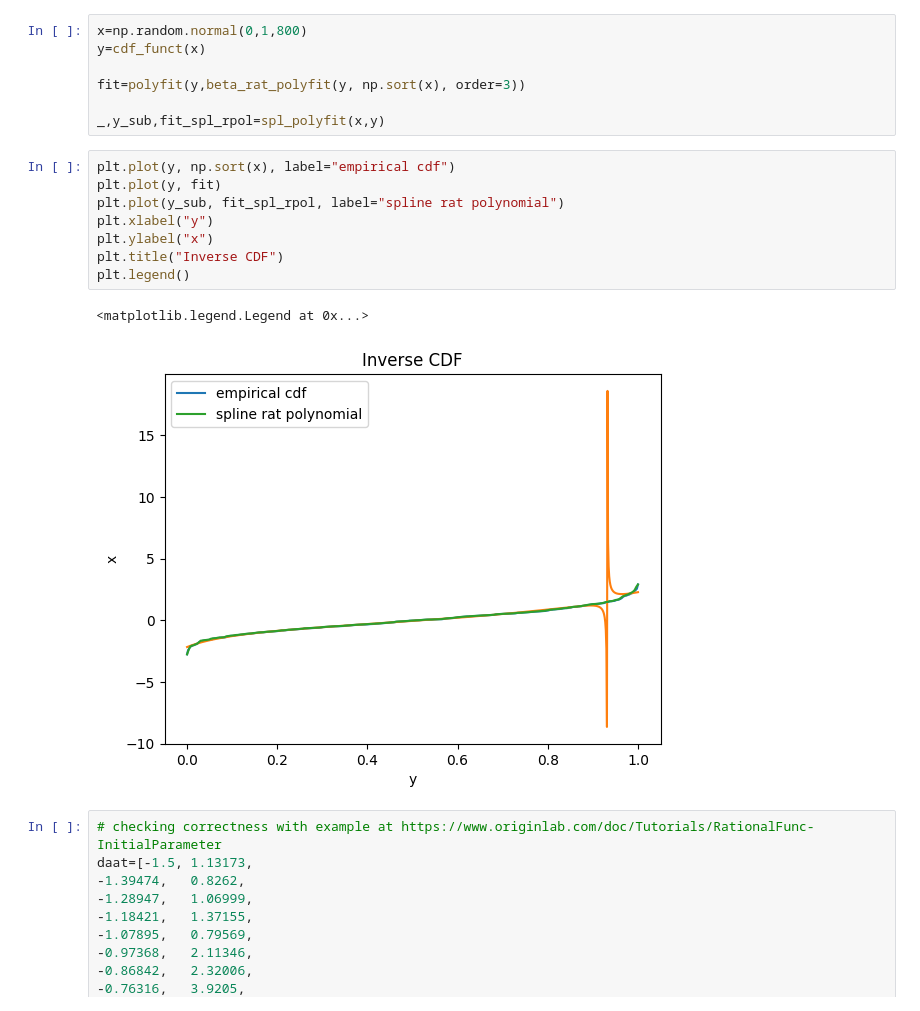
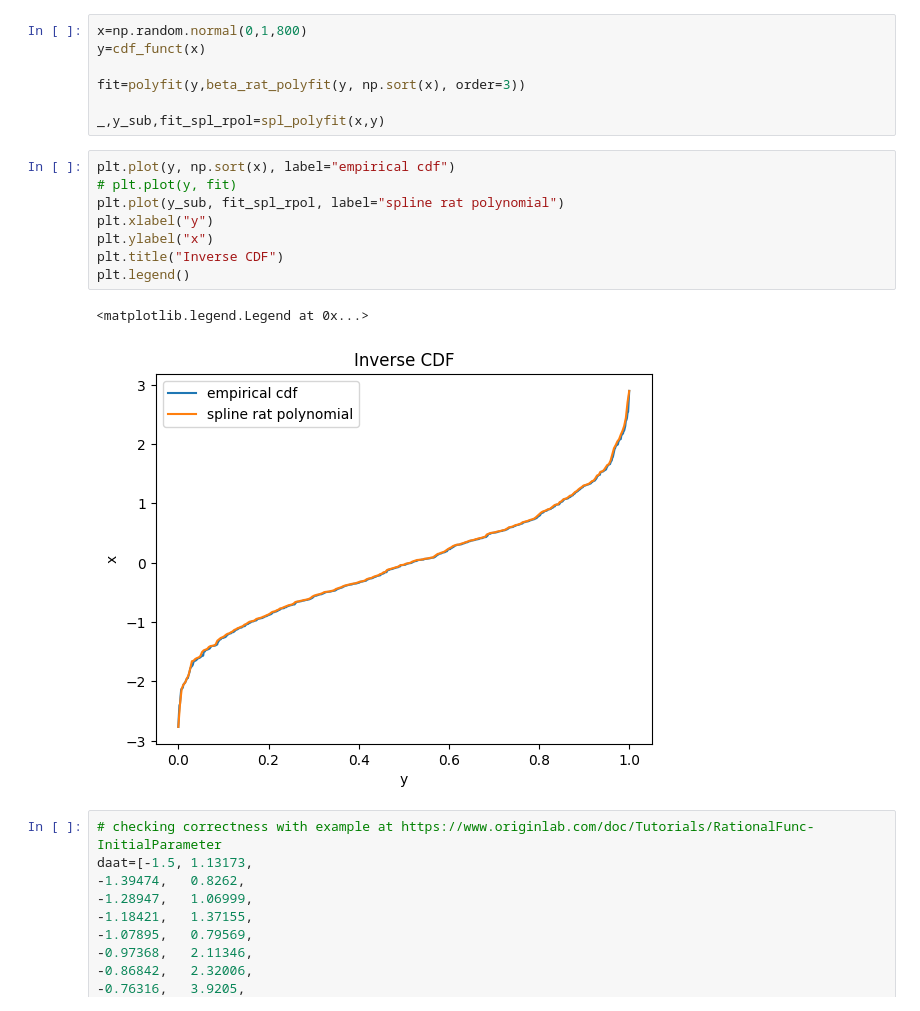
Before and after one commit to luca-pernigo/ThesisKernelMethods, a Jupyter notebook: TestPoly.ipynb, the cells around one changed output. Cells and saved outputs as stored; diff of their text form.

```diff
--- a/TestPoly.ipynb
+++ b/TestPoly.ipynb
@@ -17,15 +17,15 @@ fit=polyfit(y,beta_rat_polyfit(y, np.sort(x), order=3))
 _,y_sub,fit_spl_rpol=spl_polyfit(x,y)
 # %%
 plt.plot(y, np.sort(x), label="empirical cdf")
-plt.plot(y, fit)
+# plt.plot(y, fit)
 plt.plot(y_sub, fit_spl_rpol, label="spline rat polynomial")
 plt.xlabel("y")
 plt.ylabel("x")
 plt.title("Inverse CDF")
 plt.legend()
 # %% [output]
 <matplotlib.legend.Legend at 0x...>
-[figure, old version]
+[figure, new version]
 # %%
 # checking correctness with example at https://www.originlab.com/doc/Tutorials/RationalFunc-InitialParameter
 daat=[-1.5,	1.13173,
```
Also changed, not shown: 5 other files.
